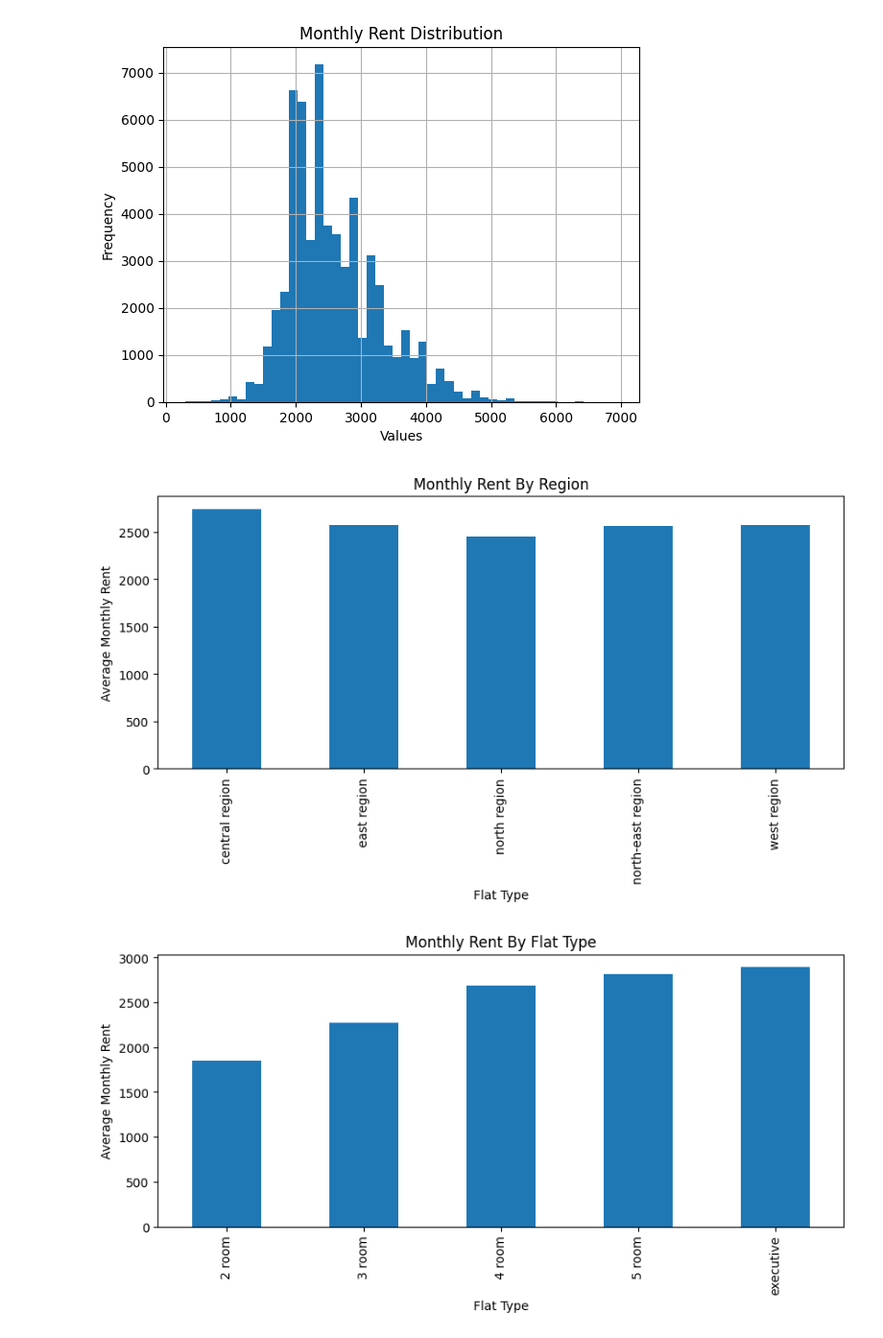
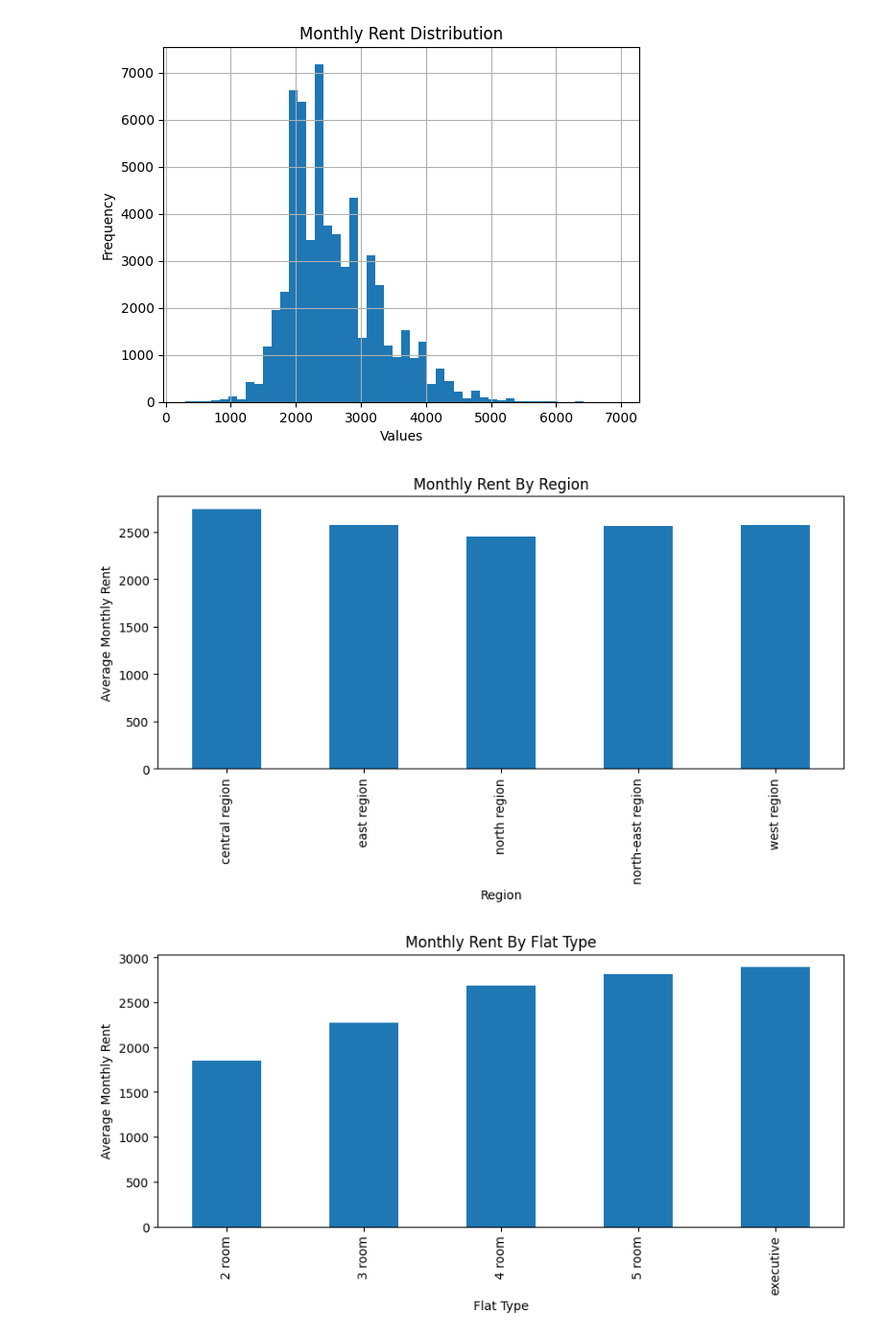
Before and after one commit to nwjbrandon/CS5228_Project, a Jupyter notebook: EDA.ipynb, the cells around one changed output. Shown at 96% size. Saved outputs shown, nothing was run; the diff lists cells and outputs as text; code cells hidden in the pictures.

```diff
--- a/EDA.ipynb
+++ b/EDA.ipynb
@@ -72,12 +72,12 @@ plt.show()
 # %%
 plt.figure(figsize=(10, 4))
 train_df.groupby(['region'])['monthly_rent'].mean().plot(kind='bar')
 plt.title('Monthly Rent By Region')
-plt.xlabel('Flat Type')
+plt.xlabel('Region')
 plt.ylabel('Average Monthly Rent')
 plt.show()
 # %% [output]
-[figure, old version]
+[figure, new version]
 # %%
 plt.figure(figsize=(10, 4))
 train_df.groupby(['flat_type'])['monthly_rent'].mean().plot(kind='bar')
```
Also changed, not shown: parts of 1 cell of this notebook, 1 other file.
